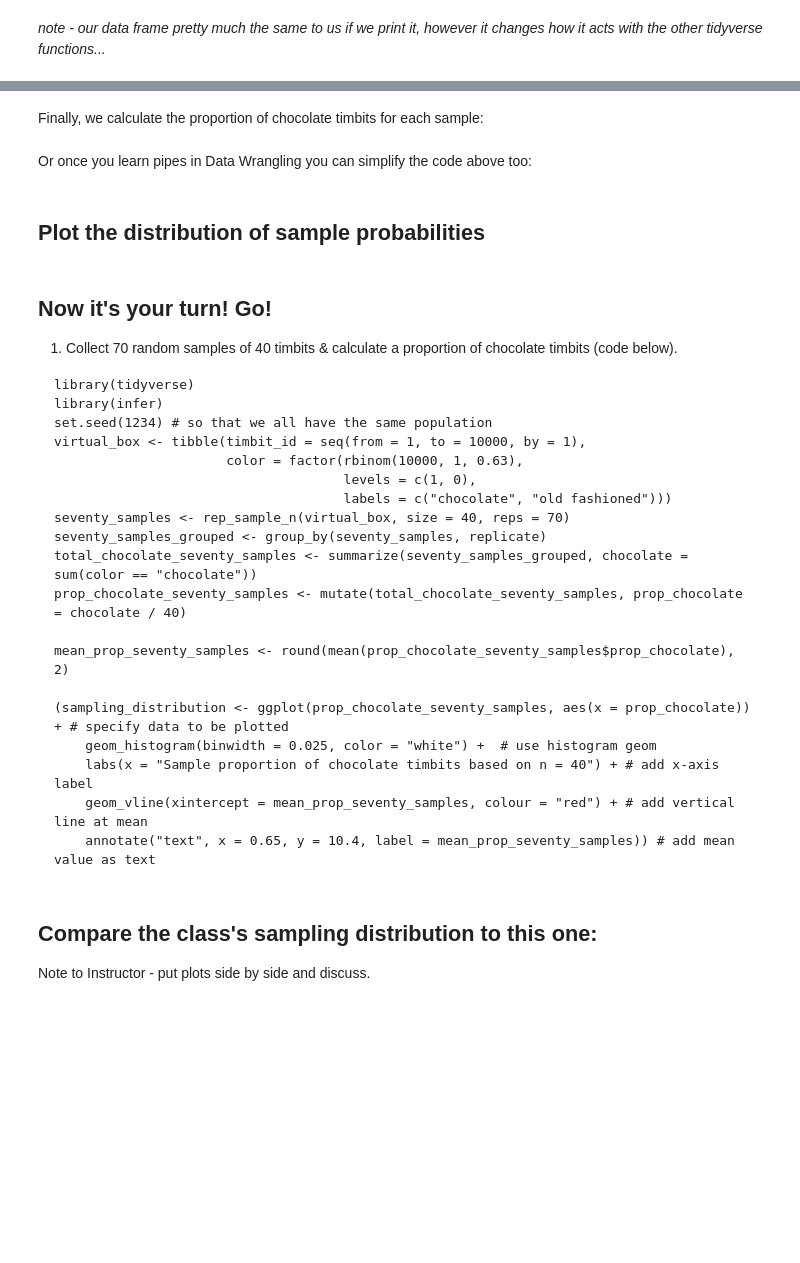
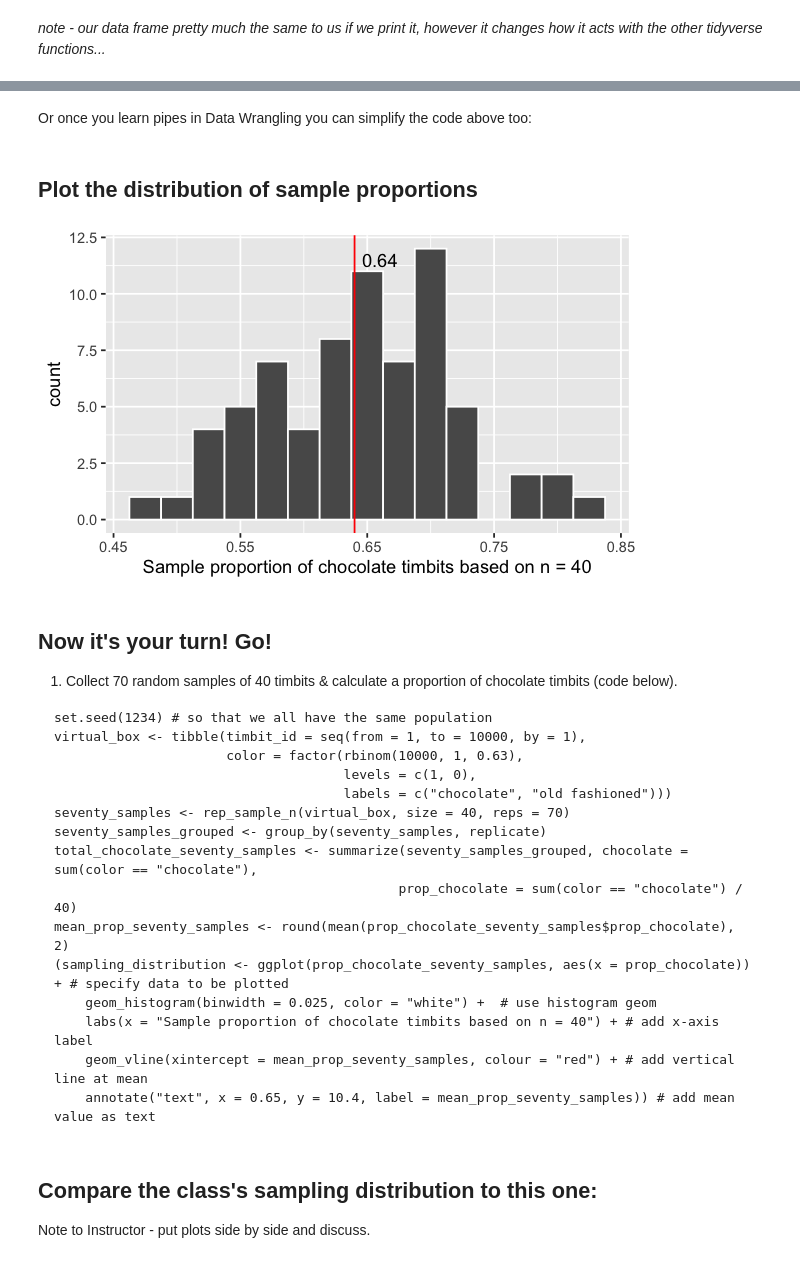
Before and after one commit to UBC-MDS/DSCI_552_stat-inf-1, a Jupyter notebook: lectures/01_lecture-sampling-through-simulation.ipynb, the cells around one changed output, grey strips where cells are left out. Drawn from its saved outputs; the diff is of its cells as text; code cells hidden in the pictures; blank space fills up the shorter version.

````diff
--- a/lectures/01_lecture-sampling-through-simulation.ipynb
+++ b/lectures/01_lecture-sampling-through-simulation.ipynb
@@ -116,7 +113,8 @@ Let's "create" a population of 10000 timbits where the proportion of chocolate t
 # %%
 library(tidyverse)
 set.seed(1234)
-(virtual_box <- tibble(timbit_id = seq(from = 1, to = 10000, by = 1),
+virtual_box <- tibble(timbit_id = seq(from = 1, to = 10000, by = 1),
                       color = factor(rbinom(10000, 1, 0.63),
                                      levels = c(1, 0),
-                                     labels = c("chocolate", "old fashioned"))))
+                                     labels = c("chocolate", "old fashioned")))
+head(virtual_box)
@@ -204,2 +246,0 @@ Next we count the total number of chocolate timbits for each sample:
-# %% [markdown]
-Finally, we calculate the proportion of chocolate timbits for each sample:
@@ -210,7 +249,7 @@ Or once you learn pipes in Data Wrangling you can simplify the code above too:
 # %%
 prop_chocolate_seventy_samples <- rep_sample_n(virtual_box, size = 40, reps = 70) %>%
   group_by(replicate) %>%
-  summarize(chocolate = sum(color == "chocolate")) %>%
-  mutate(prop_chocolate = chocolate / 40)
+  summarize(chocolate = sum(color == "chocolate"),
+           prop_chocolate = sum(color == "chocolate") / 40)
 # %% [markdown]
-## Plot the distribution of sample probabilities
+## Plot the distribution of sample proportions
@@ -217,21 +259,20 @@ prop_chocolate_seventy_samples <- rep_sample_n(virtual_box, size = 40, reps = 70
 # %%
 # calculate mean of the proportion of the seventy samples
 mean_prop_seventy_samples <- round(mean(prop_chocolate_seventy_samples$prop_chocolate), 2)
-
 # visualize the sampling distribution of proportion of chocolate timbits for the seventy samples
 (sampling_distribution <- ggplot(prop_chocolate_seventy_samples, aes(x = prop_chocolate)) + # specify data to be plotted
     geom_histogram(binwidth = 0.025, color = "white") +  # use histogram geom
     labs(x = "Sample proportion of chocolate timbits based on n = 40") + # add x-axis label
     geom_vline(xintercept = mean_prop_seventy_samples, colour = "red") + # add vertical line at mean
-    annotate("text", x = 0.65, y = 10.4, label = mean_prop_seventy_samples)) # add mean value as text
+    annotate("text", x = 0.66, y = 11.5, label = mean_prop_seventy_samples)) # add mean value as text
+# %% [output]
+[figure, added]
 # %% [markdown]
 ## Now it's your turn! Go!
 
 1. Collect 70 random samples of 40 timbits & calculate a proportion of chocolate timbits (code below).
 
 ```
-library(tidyverse)
-library(infer)
 set.seed(1234) # so that we all have the same population
 virtual_box <- tibble(timbit_id = seq(from = 1, to = 10000, by = 1),
                       color = factor(rbinom(10000, 1, 0.63),
@@ -239,11 +280,9 @@ virtual_box <- tibble(timbit_id = seq(from = 1, to = 10000, by = 1),
                                      labels = c("chocolate", "old fashioned")))
 seventy_samples <- rep_sample_n(virtual_box, size = 40, reps = 70)
 seventy_samples_grouped <- group_by(seventy_samples, replicate)
-total_chocolate_seventy_samples <- summarize(seventy_samples_grouped, chocolate = sum(color == "chocolate"))
-prop_chocolate_seventy_samples <- mutate(total_chocolate_seventy_samples, prop_chocolate = chocolate / 40)
-
+total_chocolate_seventy_samples <- summarize(seventy_samples_grouped, chocolate = sum(color == "chocolate"),
+                                            prop_chocolate = sum(color == "chocolate") / 40)
 mean_prop_seventy_samples <- round(mean(prop_chocolate_seventy_samples$prop_chocolate), 2)
-
 (sampling_distribution <- ggplot(prop_chocolate_seventy_samples, aes(x = prop_chocolate)) + # specify data to be plotted
     geom_histogram(binwidth = 0.025, color = "white") +  # use histogram geom
     labs(x = "Sample proportion of chocolate timbits based on n = 40") + # add x-axis label
````
Also changed, not shown: parts of 16 cells of this notebook, 3 other files.
